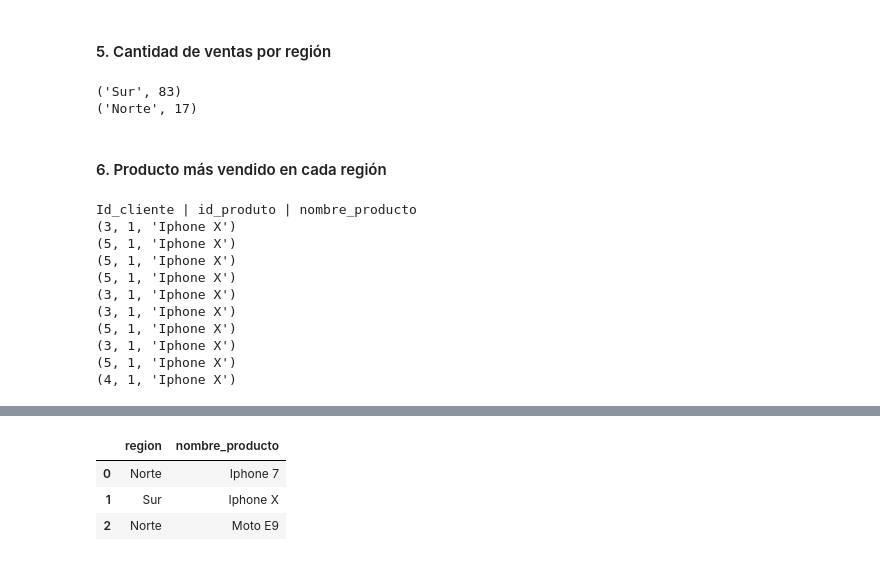
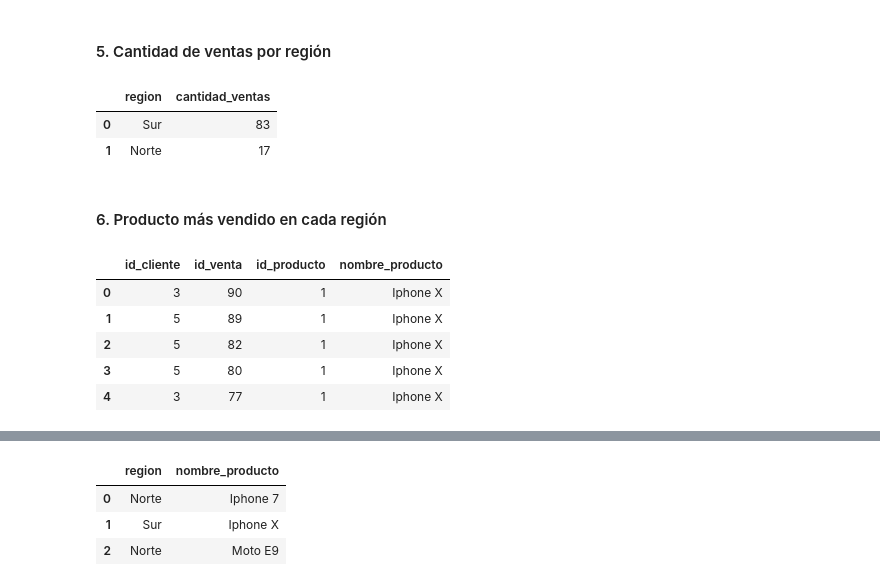
Before and after one commit to edcalderin/BigDataEngineering_ICARO, a Jupyter notebook: TP_Integrador.ipynb, the cells around one changed output, grey strips where cells are left out. Cells and saved outputs as stored; diff of their text form; code cells hidden in the pictures.

```diff
--- a/TP_Integrador.ipynb
+++ b/TP_Integrador.ipynb
@@ -83,46 +81,36 @@ with connector.connect() as connection:
 # %% [markdown]
 #### 5. Cantidad de ventas por región
 # %%
-with connector.connect() as connection:
-    query = '''
-            SELECT R.region, COUNT(C.id_region) FROM Ventas V
-            INNER JOIN Clientes C ON V.id_cliente = C.id_cliente
-            INNER JOIN Regiones R ON R.id_region = C.id_region
-            GROUP BY (R.region)
-            '''
-    result = connection.execute(query)
-    for item in result.fetchall():
-        print(item)
+query = '''
+        SELECT R.region, COUNT(C.id_region) AS cantidad_ventas FROM Ventas V
+        INNER JOIN Clientes C ON V.id_cliente = C.id_cliente
+        INNER JOIN Regiones R ON R.id_region = C.id_region
+        GROUP BY (R.region)
+        '''
+pd.read_sql(query, connector)
 # %% [output]
-('Sur', 83)
-('Norte', 17)
+|  | region | cantidad_ventas |
+| 0 | Sur | 83 |
+| 1 | Norte | 17 |
 # %% [markdown]
 #### 6. Producto más vendido en cada región
 # %%
-with connector.connect() as connection:
-    query = '''DROP VIEW IF EXISTS venta_producto_view;
-            CREATE VIEW venta_producto_view AS
-            (
-                SELECT id_cliente, id_producto, nombre_producto FROM Ventas V
-                INNER JOIN Ventas_Productos VP USING (id_venta)
-                INNER JOIN Productos P USING (id_producto)
-            );
-            SELECT * FROM venta_producto_view
-            '''
-    result = connection.execute(query)
-    print('Id_cliente | id_produto | nombre_producto')
-    for item in result.fetchmany(10):
-        print(item)
+query = '''
+        DROP VIEW IF EXISTS venta_producto_view;
+        CREATE VIEW venta_producto_view AS
+        (
+            SELECT id_cliente, id_venta, id_producto, nombre_producto FROM Ventas V
+            INNER JOIN Ventas_Productos VP USING (id_venta)
+            INNER JOIN Productos P USING (id_producto)
+        );
+        SELECT * FROM venta_producto_view
+        '''
+pd.read_sql(query, connector).head()
 # %% [output]
-Id_cliente | id_produto | nombre_producto
-(3, 1, 'Iphone X')
-(5, 1, 'Iphone X')
-(5, 1, 'Iphone X')
-(5, 1, 'Iphone X')
-(3, 1, 'Iphone X')
-(3, 1, 'Iphone X')
-(5, 1, 'Iphone X')
-(3, 1, 'Iphone X')
-(5, 1, 'Iphone X')
-(4, 1, 'Iphone X')
+|  | id_cliente | id_venta | id_producto | nombre_producto |
+| 0 | 3 | 90 | 1 | Iphone X |
+| 1 | 5 | 89 | 1 | Iphone X |
+| 2 | 5 | 82 | 1 | Iphone X |
+| 3 | 5 | 80 | 1 | Iphone X |
+| 4 | 3 | 77 | 1 | Iphone X |
 # %%
```
Also changed, not shown: parts of 10 cells of this notebook.
